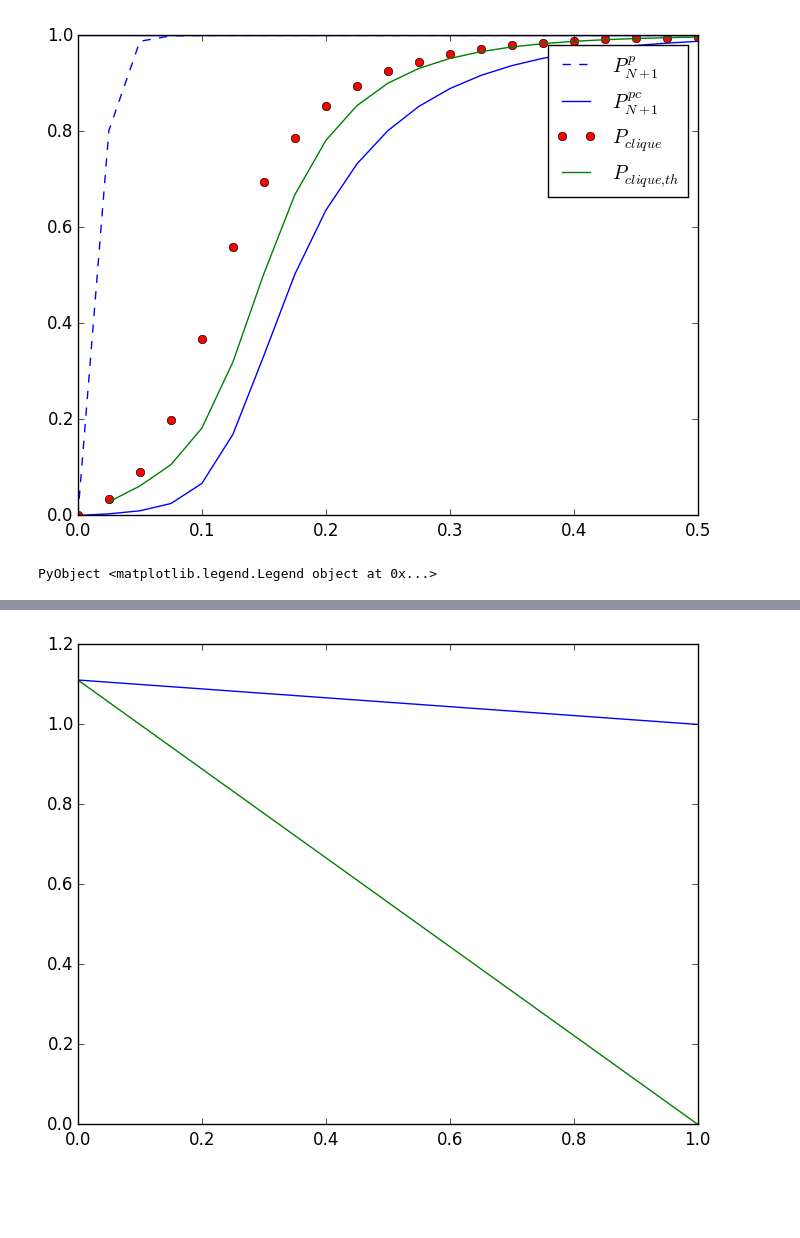
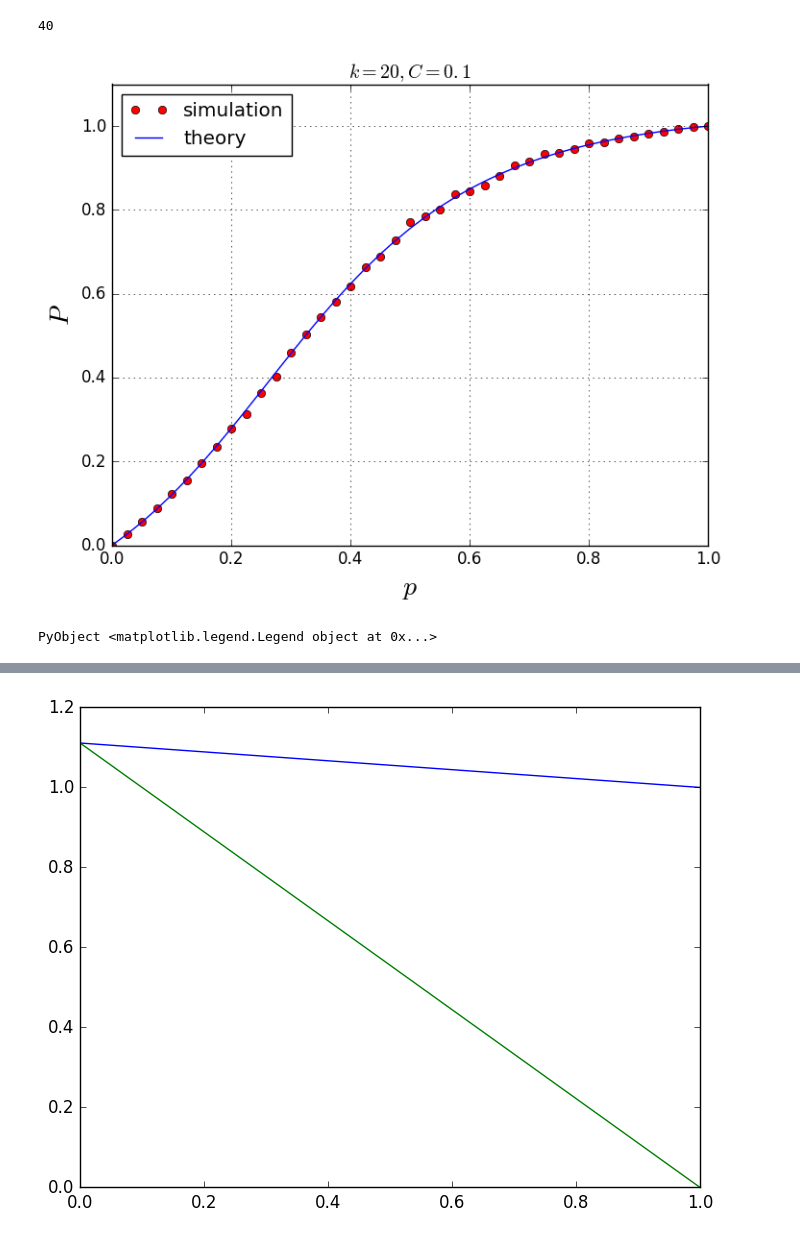
Before and after one commit to jnkh/indirect-rec, a Jupyter notebook: src/ReputationDiffusionClose.ipynb, the cells around one changed output, grey strips where cells are left out. Cells and saved outputs as stored; diff of their text form; code cells hidden in the pictures; blank space fills up the shorter version.

```diff
--- a/src/ReputationDiffusionClose.ipynb
+++ b/src/ReputationDiffusionClose.ipynb
@@ -26,22 +34,28 @@ h = produce_clique_graph(N,0.4)
+# %%
+N = 20
+change = true
+p_range = 0.0:0.025:1.0
+c = 0.1
+P_range = similar(p_range)
+if change
+    P_clique_range = similar(p_range)*0
+end
+P_th_clique_range = similar(p_range)*0
+P_th_range = similar(p_range)
+num_trials = 50
+num_trials_clique = 40
+# %% [output]
+40
 # %%
-change = true
-p_range = 0.0:0.025:0.5
-c = 0.1
-P_range = similar(p_range)
-if change
-    P_clique_range = similar(p_range)*0
-end
-P_th_clique_range = similar(p_range)*0
-P_th_range = similar(p_range)
-num_trials = 100
-num_trials_clique = 40
-
+#Generate data to compare
 for (i,p) in enumerate(p_range)
 #      P_range[i] = get_p_known_percolation(g,p,N,num_trials)[end]
 #     P_th_range[i] = convert(Float64,get_p_known_percolation_theory(N,1,p))
     P_range[i] = convert(Float64,get_p_known_percolation_theory(N+1,1,p))
     P_th_range[i] = convert(Float64,get_p_known_percolation_theory(N+1,1,p*c))
-    P_th_clique_range[i] = get_p_known_clique_t(N,c,p)# convert(Float64,get_p_known_percolation_theory(N+1,1,p))
+#     P_th_clique_range[i] = get_p_known_clique_t(N,c,p)# convert(Float64,get_p_known_percolation_theory(N+1,1,p))
+    P_th_clique_range[i] = get_p_known_clique_theory(N,c,p)# convert(Float64,get_p_known_percolation_theory(N+1,1,p))
+#     P_th_clique_range[i] = get_p_known_clique_theory_approx(N,c,p)# convert(Float64,get_p_known_percolation_theory(N+1,1,p))
 
     if change
         for j = 1:num_trials_clique
@@ -53,14 +67,18 @@ for (i,p) in enumerate(p_range)
 
 end
 # %%
-plot(p_range,P_range,"--b",label=L"P_{N+1}^{p}")
-plot(p_range,P_th_range,label=L"P_{N+1}^{p c}")
-plot(p_range,P_clique_range,"or",label=L"P_{clique}")
-plot(p_range,P_th_clique_range,label=L"P_{clique,th}")
+# plot(p_range,P_range,"--b",label=L"P_{N+1}^{p}")
+# plot(p_range,P_th_range,label=L"P_{N+1}^{p c}")
+plot(p_range,P_clique_range,"or",label="simulation")
+plot(p_range,P_th_clique_range,label="theory")
 # f(x) = 1 - (1 - x).^(N/2)
 # plot(p_range,f(p_range)./f(c*p_range), label=L"\frac{p(1-p)}{p c (1 - p c)}")
-axhline(1.0)
-legend(loc = "upper right")
+grid()
+ylim([0,1.1])
+xlabel(L"p",size=20)
+ylabel(L"P",size=20)
+title(latexstring("\$ k = $N, C = $c \$" ))
+legend(loc = "best")
 # %% [output]
-[figure, old version]
+[figure, new version]
 PyObject <matplotlib.legend.Legend object at 0x...>
```
Also changed, not shown: parts of 27 cells of this notebook.
